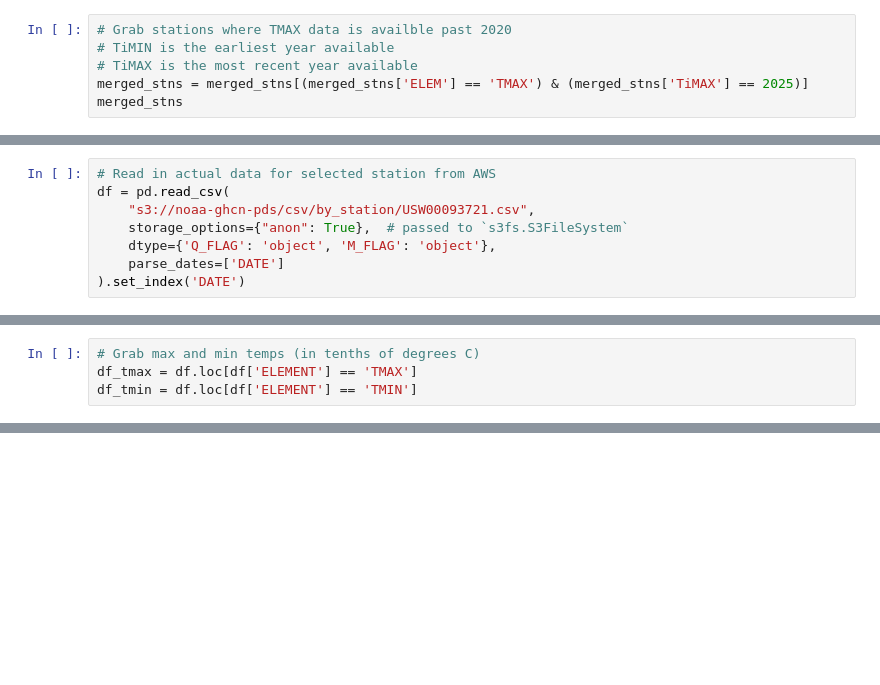
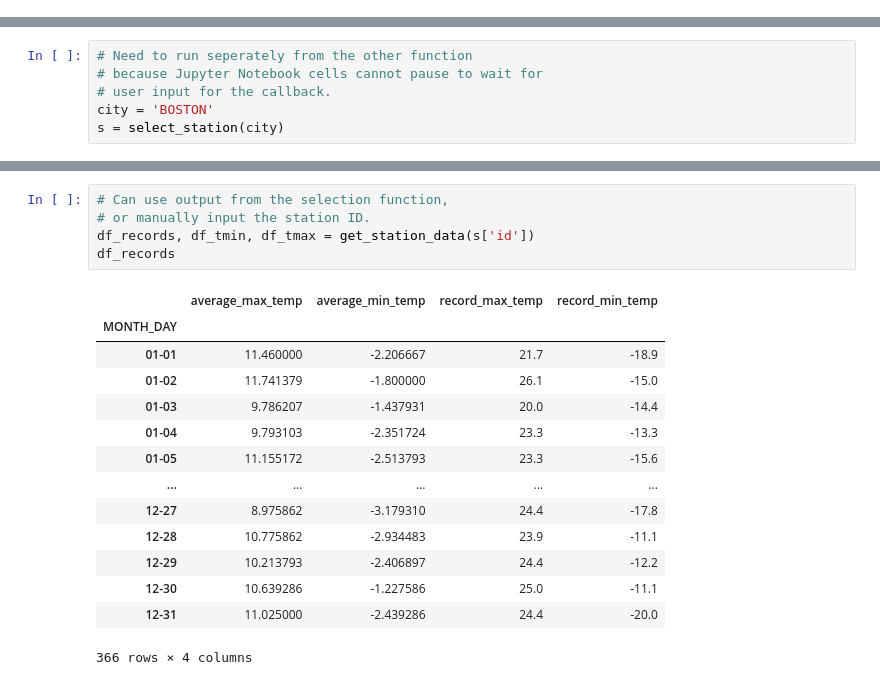
Before and after one commit to atmsillinois/ATMS-523-Module-3, a Jupyter notebook: homework_assignment_3.ipynb, the cells around one changed output, grey strips where cells are left out. Cells and saved outputs as stored; diff of their text form; blank space fills up the shorter version.

```diff
--- a/homework_assignment_3.ipynb
+++ b/homework_assignment_3.ipynb
@@ -59,6 +0,0 @@ merged_stns
-# %%
-# Grab stations where TMAX data is availble past 2020
-# TiMIN is the earliest year available
-# TiMAX is the most recent year available
-merged_stns = merged_stns[(merged_stns['ELEM'] == 'TMAX') & (merged_stns['TiMAX'] == 2025)]
-merged_stns
@@ -84,8 +0,0 @@ merged_stns[merged_stns['NAME'].str.contains('BALTIMORE', regex=False)]
-# %%
-# Read in actual data for selected station from AWS
-df = pd.read_csv(
-    "s3://noaa-ghcn-pds/csv/by_station/USW00093721.csv",
-    storage_options={"anon": True},  # passed to `s3fs.S3FileSystem`
-    dtype={'Q_FLAG': 'object', 'M_FLAG': 'object'},
-    parse_dates=['DATE']
-).set_index('DATE')
@@ -109,4 +0,0 @@ df
-# %%
-# Grab max and min temps (in tenths of degrees C)
-df_tmax = df.loc[df['ELEMENT'] == 'TMAX']
-df_tmin = df.loc[df['ELEMENT'] == 'TMIN']
@@ -389,0 +162,6 @@ See the caveats in the documentation: https://pandas.pydata.org/pandas-docs/stab
+# %%
+# Need to run seperately from the other function
+# because Jupyter Notebook cells cannot pause to wait for
+# user input for the callback.
+city = 'BOSTON'
+s = select_station(city)
@@ -389,0 +172,20 @@ See the caveats in the documentation: https://pandas.pydata.org/pandas-docs/stab
+# %%
+# Can use output from the selection function,
+# or manually input the station ID.
+df_records, df_tmin, df_tmax = get_station_data(s['id'])
+df_records
+# %% [output]
+|  | average_max_temp | average_min_temp | record_max_temp | record_min_temp |
+| MONTH_DAY |  |  |  |  |
+| 01-01 | 11.460000 | -2.206667 | 21.7 | -18.9 |
+| 01-02 | 11.741379 | -1.800000 | 26.1 | -15.0 |
+| 01-03 | 9.786207 | -1.437931 | 20.0 | -14.4 |
+| 01-04 | 9.793103 | -2.351724 | 23.3 | -13.3 |
+| 01-05 | 11.155172 | -2.513793 | 23.3 | -15.6 |
+| ... | ... | ... | ... | ... |
+| 12-27 | 8.975862 | -3.179310 | 24.4 | -17.8 |
+| 12-28 | 10.775862 | -2.934483 | 23.9 | -11.1 |
+| 12-29 | 10.213793 | -2.406897 | 24.4 | -12.2 |
+| 12-30 | 10.639286 | -1.227586 | 25.0 | -11.1 |
+| 12-31 | 11.025000 | -2.439286 | 24.4 | -20.0 |
+366 rows × 4 columns
```
Also changed, not shown: parts of 14 cells of this notebook.
